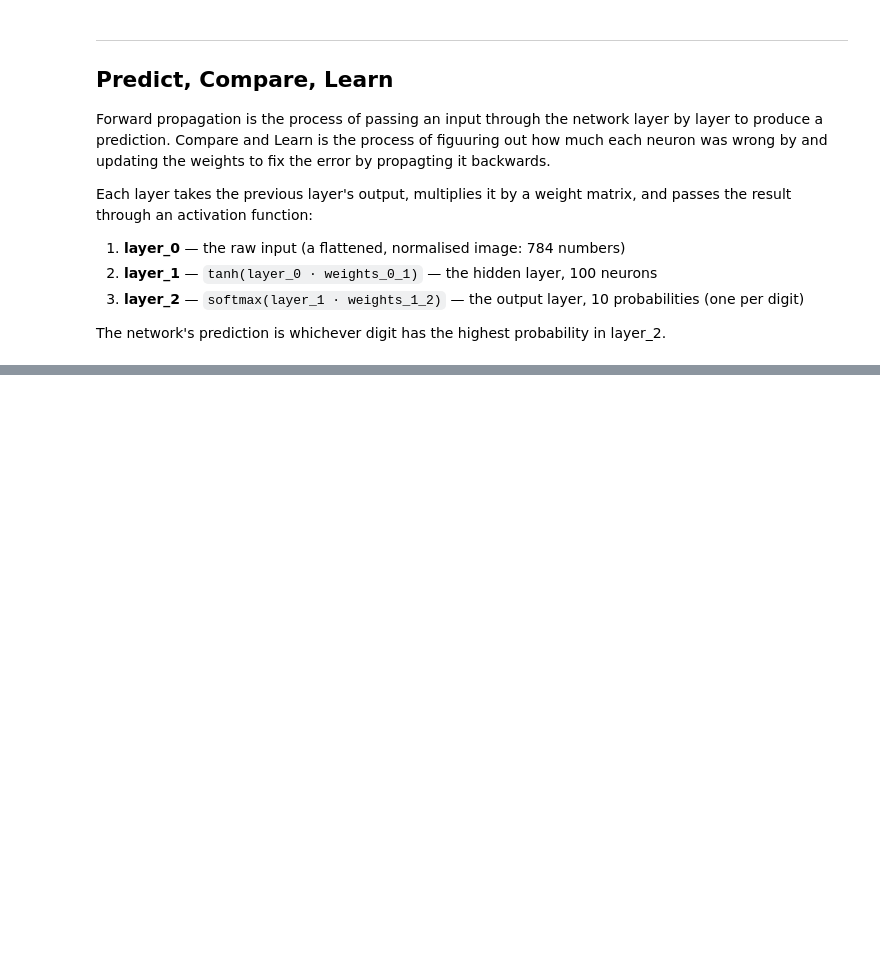
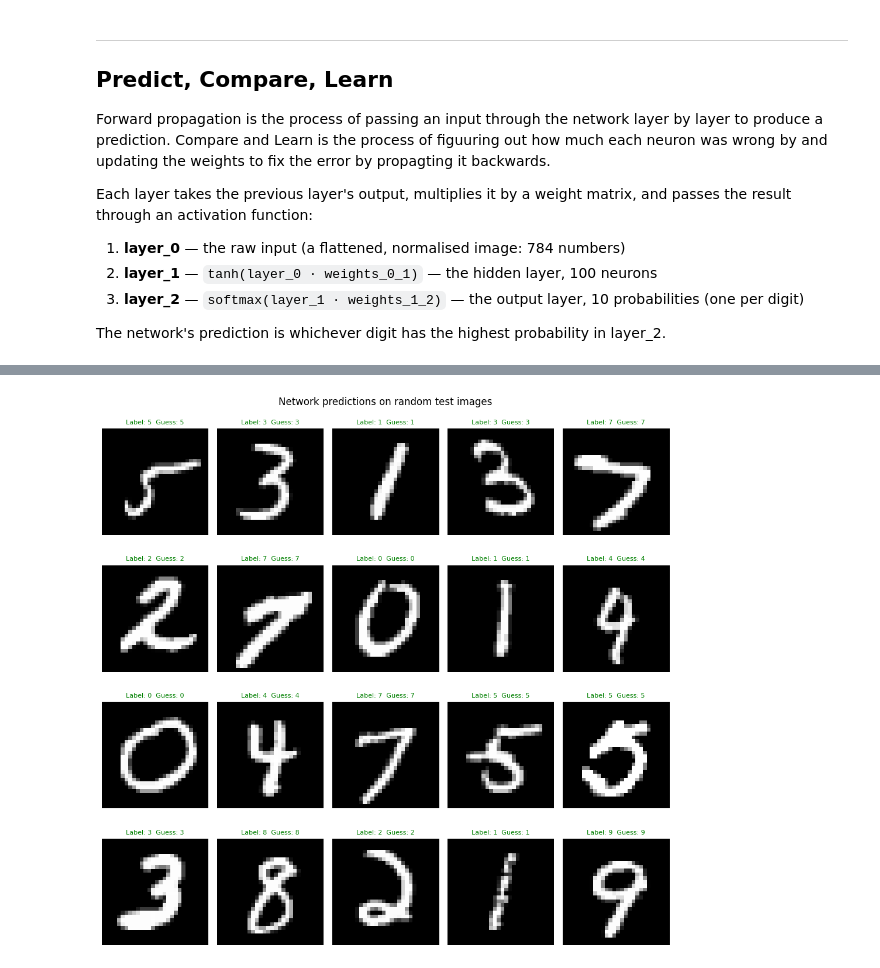
Before and after one commit to JoeHill06/DeepLearningGrokking, a Jupyter notebook: MNIST/main.ipynb, the cells around one changed output, grey strips where cells are left out. Drawn from its saved outputs; the diff is of its cells as text; code cells hidden in the pictures; blank space fills up the shorter version.

```diff
--- a/MNIST/main.ipynb
+++ b/MNIST/main.ipynb
@@ -413,0 +477,5 @@ print(y_train[2])
+# %%
+# test on 20 digits
+test_20_digit(weights_0_1, weights_1_2)
+# %% [output]
+[figure, added]
```
Also changed, not shown: parts of 6 cells of this notebook.
